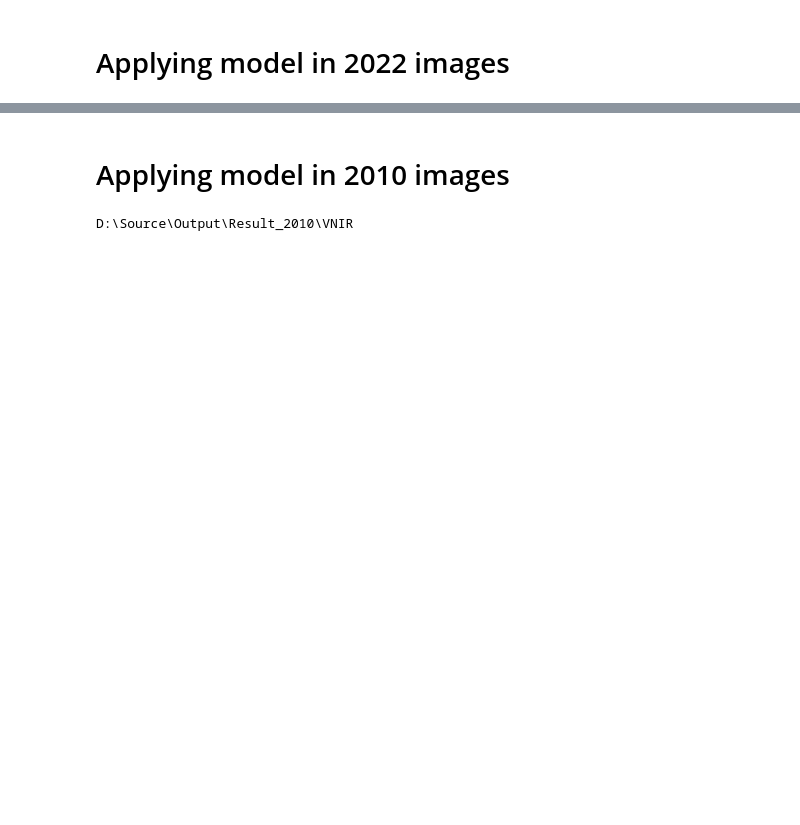
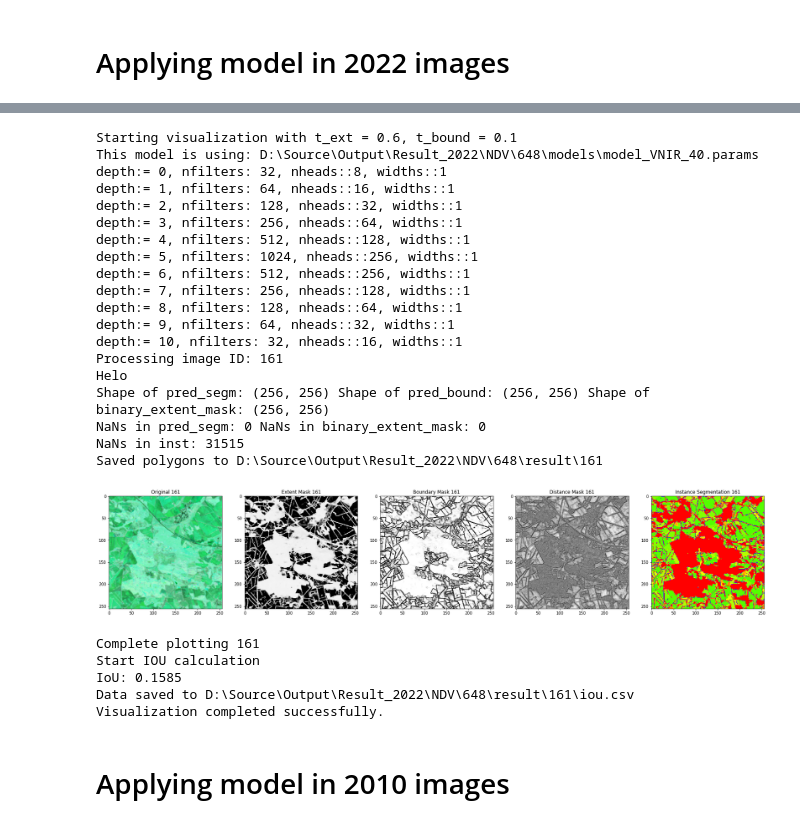
Before and after one commit to SajaniJoshi/MasterThesis, a Jupyter notebook: examples/myDecode.ipynb, the cells around one changed output, grey strips where cells are left out. Saved outputs shown, nothing was run; the diff lists cells and outputs as text; code cells hidden in the pictures; blank space fills up the shorter version.

```diff
--- a/examples/myDecode.ipynb
+++ b/examples/myDecode.ipynb
@@ -168,44 +214,51 @@ def get_model_file_name():
     else:
         print("The folder is empty.")
 
-def visualize_predictions(result_path, imagedict, val_ids, t_ext , t_bound , is2022 = True):
+def get_img_metadata(id, is2022):
+    if is2022:
+        print('Helo')
+        img = images_2022.getImage(id, image_dict_2022, ctx)
+        currentMetadata = image_dict_2022[id]
+    else:
+        img = images_2010.getImage(id, image_dict_2010, ctx)
+        currentMetadata = image_dict_2010[id]
+    return img, currentMetadata
+
+def get_ref_path(is2022):
+    ref_path = const.output_ref_2022
+    if not is2022:
+        ref_path = const.output_ref_2010
+    return ref_path
+
+def visualize_predictions(result_path, val_ids, t_ext , t_bound , is2022):
     print(f"Starting visualization with t_ext = {t_ext}, t_bound = {t_bound}")
     modelPath = rf"{get_model_file_name()}"
+    ref_path = get_ref_path(is2022)
+
     netPredict = myModel.MyFractalResUNetcmtsk(True, modelPath, ctx)
     ious=[]
 
     for id in val_ids:  # Limit to 'num_images' for visualization
         print(f"Processing image ID: {id}")
         try:
-            img = images.getImage(id, imagedict, ctx)
+            img, currentMetadata = get_img_metadata(id, is2022)
 
-            currentMetadata = imagedict[id]
             with autograd.predict_mode():
                 outputs = netPredict.net(img)
                 pred_segm  = np.array(outputs[0][0,1,:,:].asnumpy())
                 pred_bound =  np.array(outputs[1][0,1,:,:].asnumpy())
+                pred_segm = 1-pred_segm
 
-                #pred_segm = 1-pred_segm
-                #pred_segm = np.where(pred_segm < 0.6, 0, 1).astype(np.uint8)
-
-                #Apply threshold to pred_segm
-                #pred_segm_binary = (1-pred_segm).astype(np.float32)
                 print("Shape of pred_segm:", pred_segm.shape, "Shape of pred_bound:", pred_bound.shape, "Shape of binary_extent_mask:", pred_segm.shape)
                 print("NaNs in pred_segm:", np.isnan(pred_segm).sum(), "NaNs in binary_extent_mask:", np.isnan(pred_segm).sum())
 
                 inst =InstSegm(pred_segm, pred_bound, t_ext=t_ext, t_bound=t_bound)   # perform instance segmentation
                 print("NaNs in inst:", np.isnan(inst).sum())
                 inst = np.nan_to_num(inst, nan=0)
-
-                #print(f'inst_Unique_labels: {np.unique(inst)}')
                 output_shapefile_path = visualize_all(id, img, currentMetadata, outputs, pred_segm, pred_bound, inst, result_path)
 
                 print("Start IOU calculation")
                 csv_file_path = os.path.join(result_path, str(id), "iou.csv")
-                ref_path = const.output_ref_2022
-                if not is2022:
-                    ref_path = const.output_ref_2010
-
                 iou_score= get_iou(os.path.join(ref_path, f'tile_{id}.shp'), os.path.join(output_shapefile_path, f'{str(id)}.shp'))
 
                 ious.append({ "ID": id,"IOU": iou_score })
@@ -215,9 +268,7 @@ def visualize_predictions(result_path, imagedict, val_ids, t_ext , t_bound , is2
         except Exception as e:
             print(f"Error processing image ID {id}: {e}")
 
-
-
-def visualize(result_path,image_dict, val_ids,  t_ext , t_bound , is2022 = True):
+def visualize(result_path, val_ids,  t_ext , t_bound , is2022 = True):
     random_val_ids = random.choice(val_ids) # Choose a random validation ID
-    visualize_predictions(result_path, image_dict,[random_val_ids],t_ext = t_ext, t_bound = t_bound, is2022 = is2022)
+    visualize_predictions(result_path, [random_val_ids],t_ext = t_ext, t_bound = t_bound, is2022 = is2022)
     print("Visualization completed successfully.")
@@ -253,11 +285,32 @@ Visualization completed successfully.
+# %%
+#This is for vnir: t_ext = 0.6, t_bound = 0.1
+visualize(result_path, val_ids, t_ext = 0.6, t_bound = 0.1, is2022 = True)
+# %% [output]
+Starting visualization with t_ext = 0.6, t_bound = 0.1
+This model is using: D:\Source\Output\Result_2022\NDV\648\models\model_VNIR_40.params
+depth:= 0, nfilters: 32, nheads::8, widths::1
+depth:= 1, nfilters: 64, nheads::16, widths::1
+depth:= 2, nfilters: 128, nheads::32, widths::1
+depth:= 3, nfilters: 256, nheads::64, widths::1
+depth:= 4, nfilters: 512, nheads::128, widths::1
+depth:= 5, nfilters: 1024, nheads::256, widths::1
+depth:= 6, nfilters: 512, nheads::256, widths::1
+depth:= 7, nfilters: 256, nheads::128, widths::1
+depth:= 8, nfilters: 128, nheads::64, widths::1
+depth:= 9, nfilters: 64, nheads::32, widths::1
+depth:= 10, nfilters: 32, nheads::16, widths::1
+Processing image ID: 161
+Helo
+Shape of pred_segm: (256, 256) Shape of pred_bound: (256, 256) Shape of binary_extent_mask: (256, 256)
+NaNs in pred_segm: 0 NaNs in binary_extent_mask: 0
+NaNs in inst: 31515
+Saved polygons to D:\Source\Output\Result_2022\NDV\648\result\161
+[figure, added]
+Complete plotting 161
+Start IOU calculation
+IoU: 0.1585
+Data saved to D:\Source\Output\Result_2022\NDV\648\result\161\iou.csv
+Visualization completed successfully.
 # %% [markdown]
 # Applying model in 2010 images
-# %%
-images_2010 = ImageDict(const.images_2010, False)
-testimages = 648
-image_2010_dict = images_2010.load_tif_files(imageType, numberOfimages=testimages)
-output_directory_2010 = os.path.join(const.result_2010, imageType)
-makedir(output_directory_2010)
-# %% [output]
-D:\Source\Output\Result_2010\VNIR
 # %%
```
Also changed, not shown: parts of 11 cells of this notebook.
